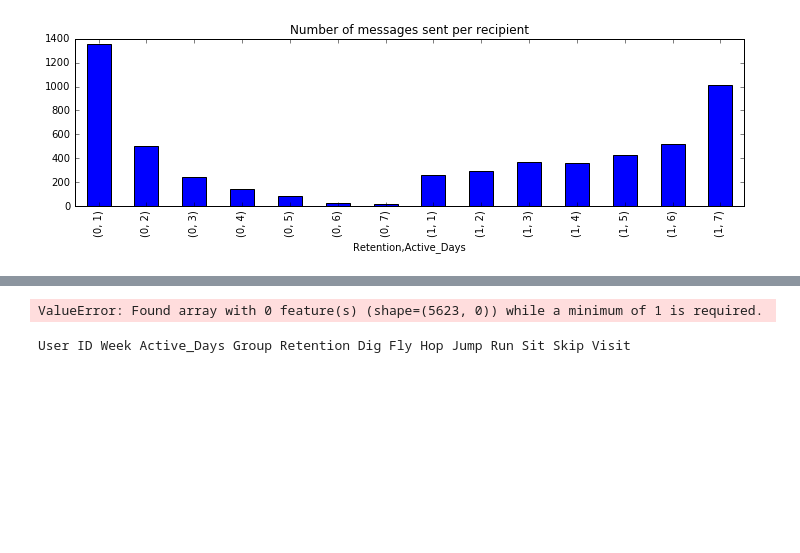
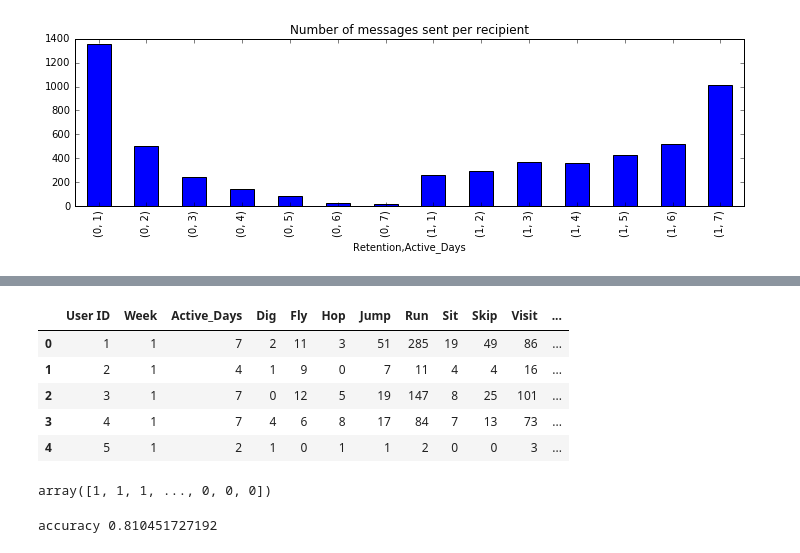
Before and after one commit to ashishtrehan/notebooks, a Jupyter notebook: Retention.ipynb, the cells around one changed output, grey strips where cells are left out. Cells and saved outputs as stored; diff of their text form; code cells hidden in the pictures; blank space fills up the shorter version.

```diff
--- a/Retention.ipynb
+++ b/Retention.ipynb
@@ -80,20 +117,24 @@ df_train.head()
+# %%
+df_train=df_train.drop(['Install_Date_Category'], axis=1)
+df_train=df_train.drop(['Group'], axis=1)
+df_train.head()
+# %% [output]
+|  | User ID | Week | Active_Days | Dig | Fly | Hop | Jump | Run | Sit | Skip | Visit | ... |
+| 0 | 1 | 1 | 7 | 2 | 11 | 3 | 51 | 285 | 19 | 49 | 86 | ... |
+| 1 | 2 | 1 | 4 | 1 | 9 | 0 | 7 | 11 | 4 | 4 | 16 | ... |
+| 2 | 3 | 1 | 7 | 0 | 12 | 5 | 19 | 147 | 8 | 25 | 101 | ... |
+| 3 | 4 | 1 | 7 | 4 | 6 | 8 | 17 | 84 | 7 | 13 | 73 | ... |
+| 4 | 5 | 1 | 2 | 1 | 0 | 1 | 1 | 2 | 0 | 0 | 3 | ... |
 # %%
 from sklearn.datasets import load_iris
 from sklearn.tree import DecisionTreeClassifier
 
-#data = load_iris()
 
 clf = DecisionTreeClassifier(max_depth=3)
-clf.fit(df_train.filter('Install_Date_Category'), Y)
+decision_tree=clf.fit(df_train, Y)
 
 #rules(clf, data.feature_names, data.target_names)
-# %% [output]
-ValueError: Found array with 0 feature(s) (shape=(5623, 0)) while a minimum of 1 is required.
-# %%
-for x in df.columns:
-    if x != 'Install_Date_Category':
-        print x,
-    else:
-        pass
-# %% [output]
-User ID Week Active_Days Group Retention Dig Fly Hop Jump Run Sit Skip Visit
+# %%
+decision_tree.predict(df_test)
+# %% [output]
+array([1, 1, 1, ..., 0, 0, 0])
@@ -99,0 +144,4 @@ User ID Week Active_Days Group Retention Dig Fly Hop Jump Run Sit Skip Visit
+# %%
+print 'accuracy', accuracy_score(Y_test, decision_tree.predict(df_test))
+# %% [output]
+accuracy 0.810451727192
```
Also changed, not shown: parts of 20 cells of this notebook, 1 other file.
